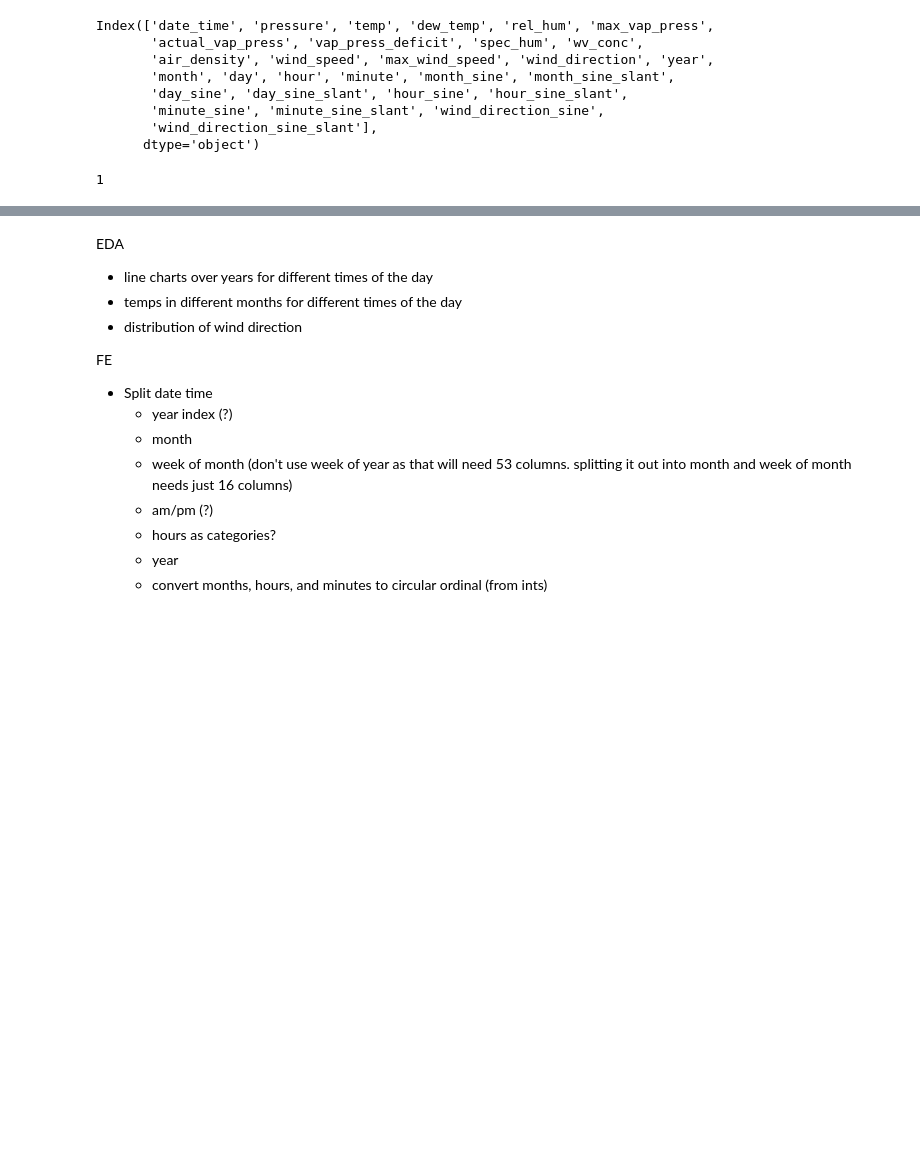
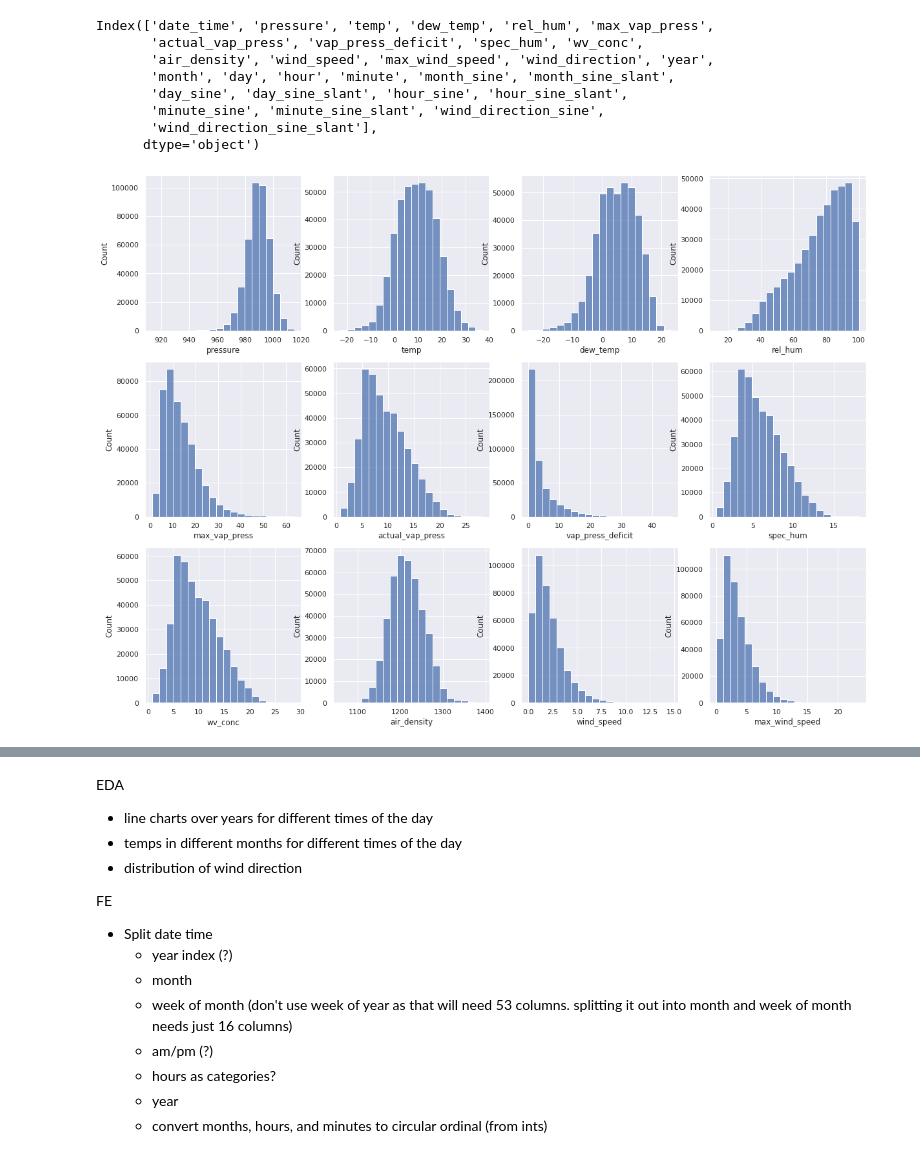
Before and after one commit to kaiomurz/mlflow-framework, a Jupyter notebook: EDA.ipynb, the cells around one changed output, grey strips where cells are left out. Saved outputs shown, nothing was run; the diff lists cells and outputs as text; code cells hidden in the pictures; blank space fills up the shorter version.

```diff
--- a/EDA.ipynb
+++ b/EDA.ipynb
@@ -164,7 +164,20 @@ Index(['date_time', 'pressure', 'temp', 'dew_temp', 'rel_hum', 'max_vap_press',
        'minute_sine', 'minute_sine_slant', 'wind_direction_sine',
        'wind_direction_sine_slant'],
       dtype='object')
-# %%
-np.sign(100)
-# %% [output]
-1
+# %%
+sns.set_theme()
+nrows = 3
+ncols = 4
+fig, axs = plt.subplots(nrows=nrows, ncols=ncols)
+fig.set_size_inches(20,15)
+features = ['pressure', 'temp', 'dew_temp', 'rel_hum', 'max_vap_press',\
+       'actual_vap_press', 'vap_press_deficit', 'spec_hum', 'wv_conc',\
+       'air_density', 'wind_speed', 'max_wind_speed']
+features.reverse()
+
+for row in range(nrows):
+    for col in range(ncols):
+        feature = features.pop()
+        sns.histplot(data[feature], bins=20, ax=axs[row,col])
+# %% [output]
+[figure, added]
```
Also changed, not shown: parts of 2 cells of this notebook, 3 other files.
